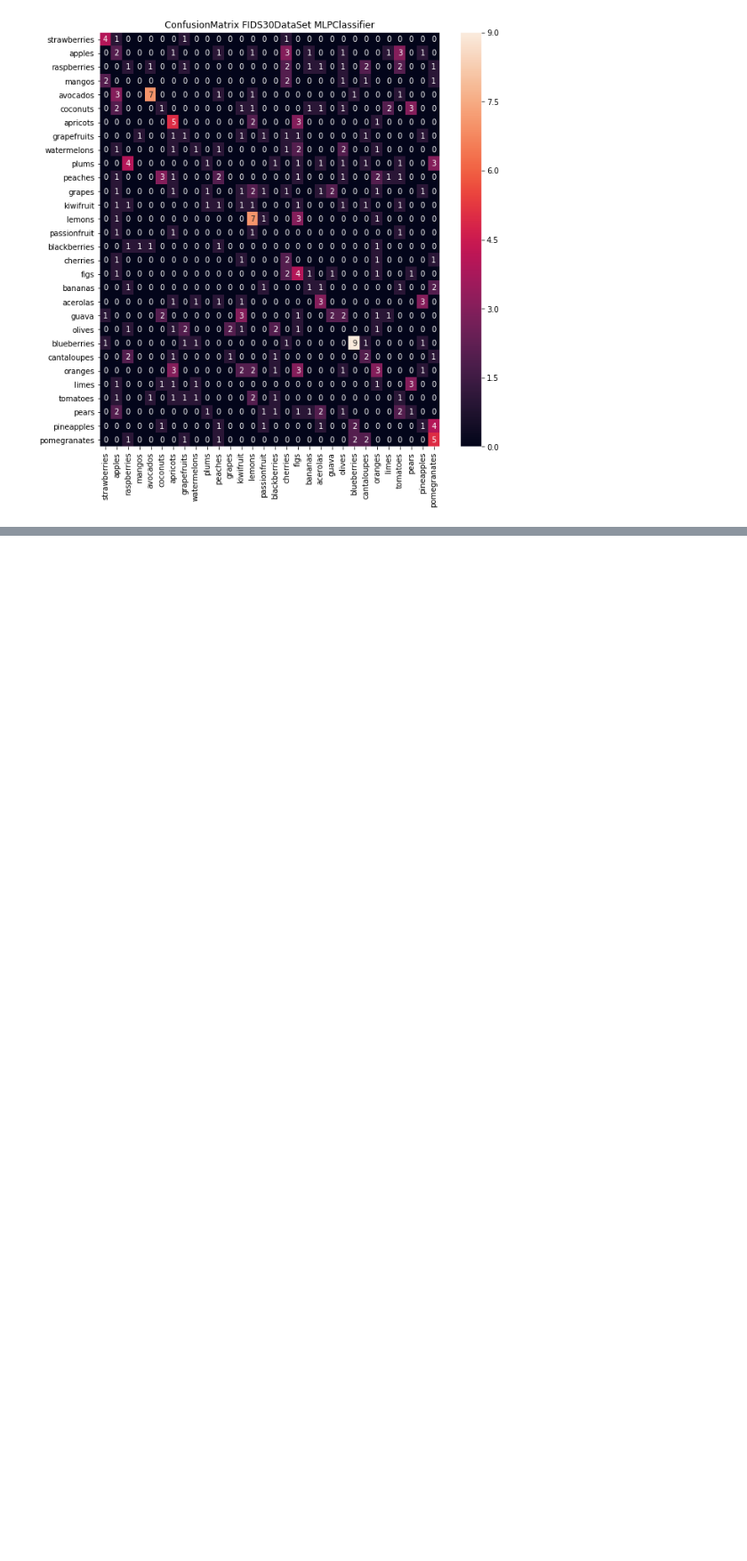
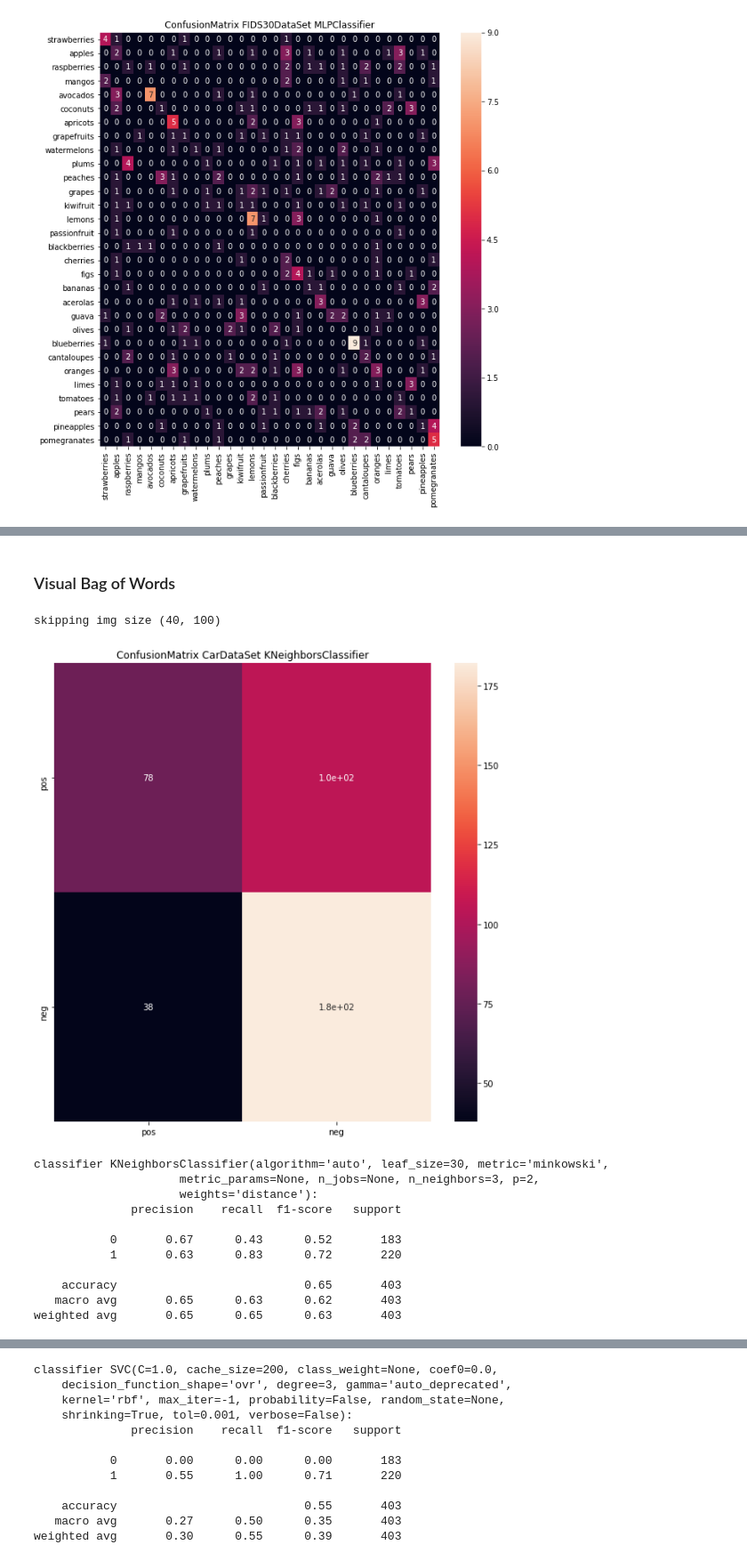
Before and after one commit to lazafi/male2019, a Jupyter notebook: 3/report1.ipynb, the cells around one changed output, grey strips where cells are left out. Shown at 89% size. Drawn from its saved outputs; the diff is of its cells as text; code cells hidden in the pictures; blank space fills up the shorter version.

```diff
--- a/3/report1.ipynb
+++ b/3/report1.ipynb
@@ -297,0 +369,34 @@ exp1.evaluate(text=True)
+# %% [markdown]
+### Visual Bag of Words
+# %%
+car_data.resetFeatures()
+car_data.addFeatures(BOV(20, debug=False))
+
+# knn
+exp1 = Experiment(car_data, KNeighborsClassifier(n_neighbors=3, weights = 'distance'))
+exp1.train()
+exp1.evaluate(figure=True, text=True)
+
+# svm
+exp1 = Experiment(car_data, svm.SVC())
+exp1.train()
+exp1.evaluate(figure=True, text=True)
+
+# mlp
+exp1 = Experiment(car_data, MLPClassifier())
+exp1.train()
+exp1.evaluate(figure=True, text=True)
+# %% [output]
+skipping img size (40, 100)
+[figure, added]
+classifier KNeighborsClassifier(algorithm='auto', leaf_size=30, metric='minkowski',
+                     metric_params=None, n_jobs=None, n_neighbors=3, p=2,
+                     weights='distance'):
+              precision    recall  f1-score   support
+
+           0       0.67      0.43      0.52       183
+           1       0.63      0.83      0.72       220
+
+    accuracy                           0.65       403
+   macro avg       0.65      0.63      0.62       403
+weighted avg       0.65      0.65      0.63       403
@@ -297,0 +404,12 @@ exp1.evaluate(text=True)
+classifier SVC(C=1.0, cache_size=200, class_weight=None, coef0=0.0,
+    decision_function_shape='ovr', degree=3, gamma='auto_deprecated',
+    kernel='rbf', max_iter=-1, probability=False, random_state=None,
+    shrinking=True, tol=0.001, verbose=False):
+              precision    recall  f1-score   support
+
+           0       0.00      0.00      0.00       183
+           1       0.55      1.00      0.71       220
+
+    accuracy                           0.55       403
+   macro avg       0.27      0.50      0.35       403
+weighted avg       0.30      0.55      0.39       403
```
Also changed, not shown: parts of 17 cells of this notebook, 5 other files.
